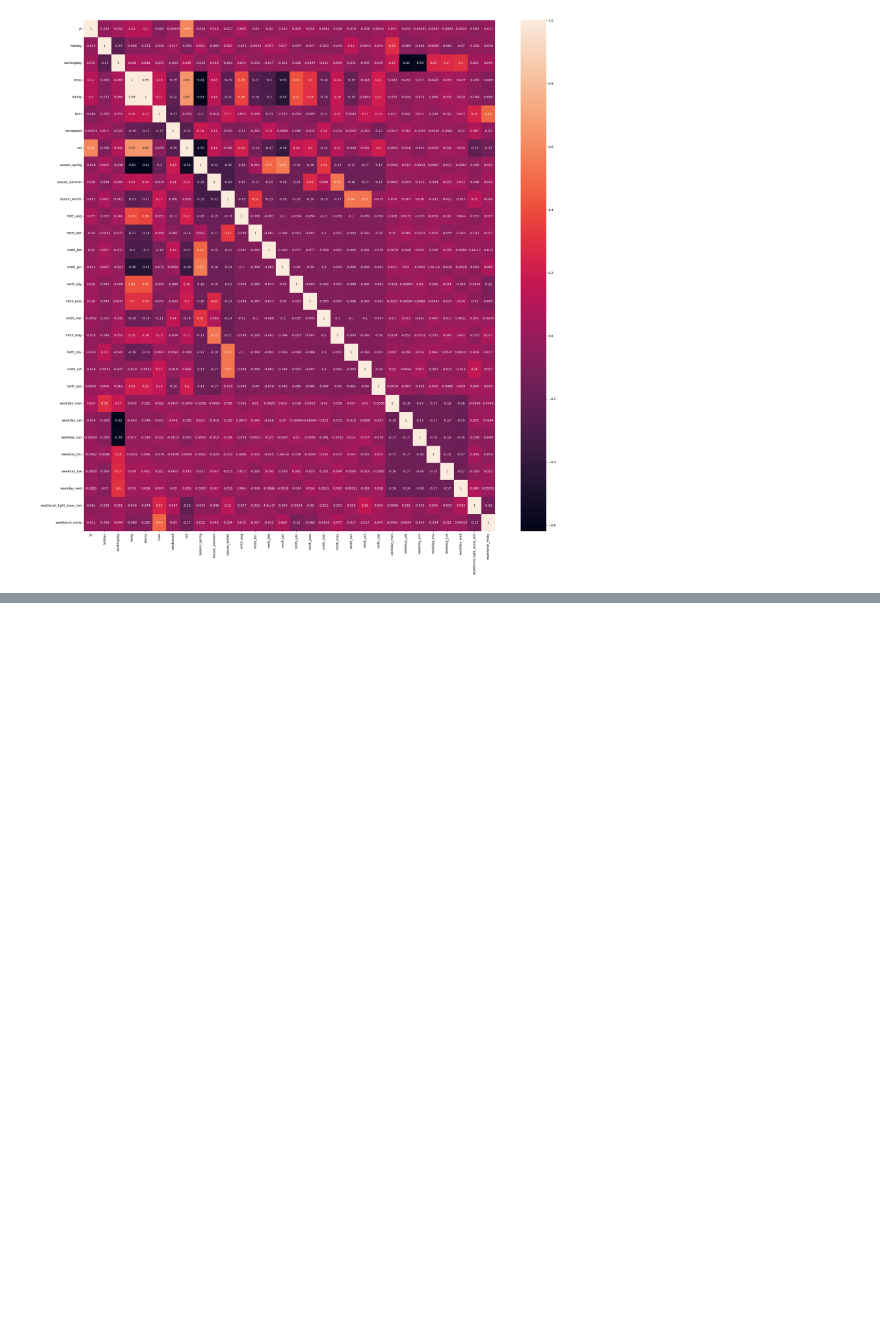
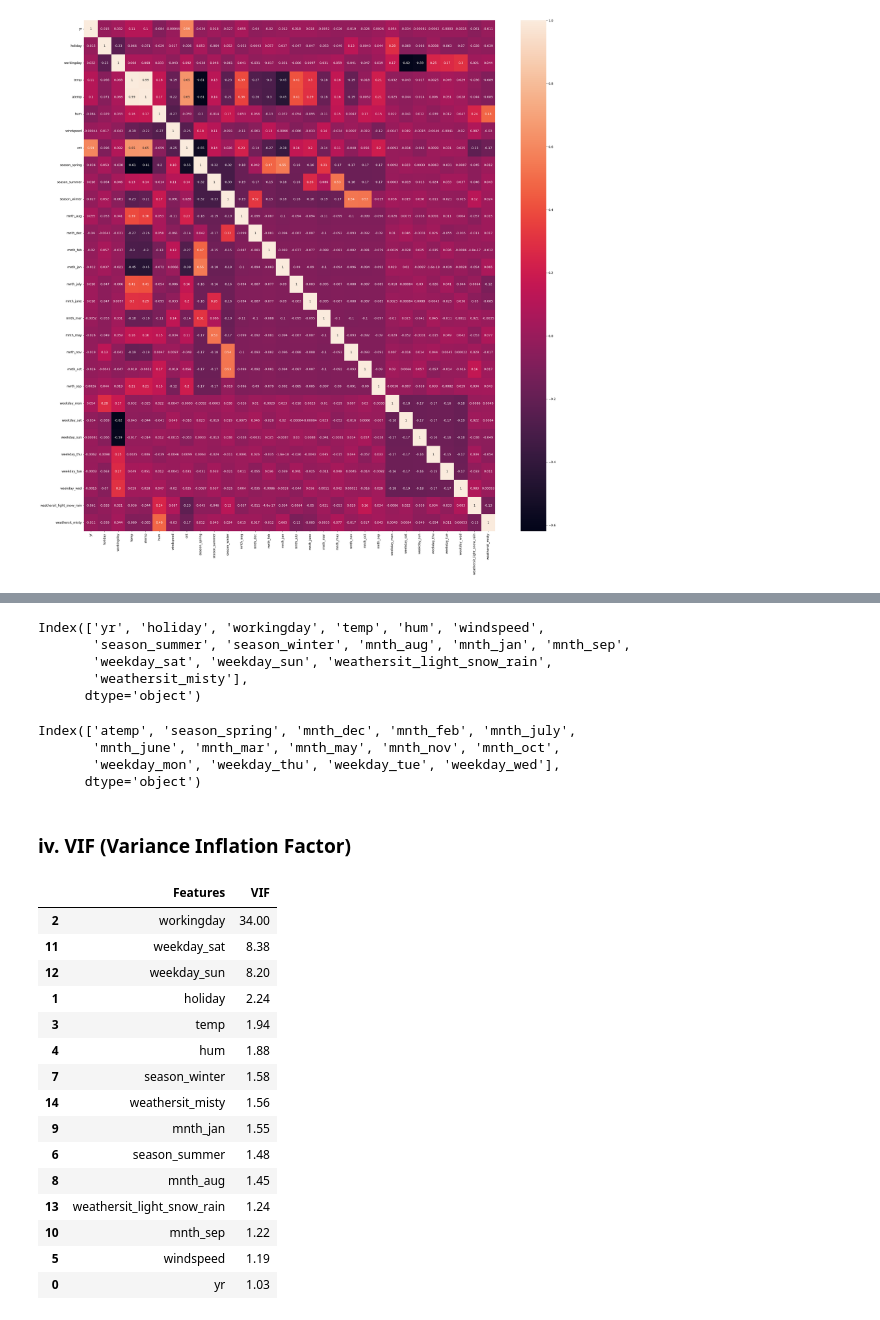
Before and after one commit to anagharavishankar/Regression_Bike_Sharing, a Jupyter notebook: Anagha_Ravishankar_Bike_Sharing.ipynb, the cells around one changed output, grey strips where cells are left out. Cells and saved outputs as stored; diff of their text form; code cells hidden in the pictures; blank space fills up the shorter version.

Commit message:
RFE and VIF calculation

```diff
--- a/Anagha_Ravishankar_Bike_Sharing.ipynb
+++ b/Anagha_Ravishankar_Bike_Sharing.ipynb
@@ -367,0 +372,5 @@ plt.show()
+# %%
+# forming dependent and independent variables
+
+y_train = train_df.pop('cnt')
+X_train = train_df
@@ -367,0 +379,7 @@ plt.show()
+# %%
+lm = LinearRegression()
+lm.fit(X_train, y_train)
+
+# select top 15 features
+rfe = RFE(estimator=lm, n_features_to_select=15)
+rfe = rfe.fit(X_train, y_train)
@@ -367,0 +407,49 @@ plt.show()
+# %%
+# preview the RFE selected variables
+print(X_train.columns[rfe.support_])
+# %% [output]
+Index(['yr', 'holiday', 'workingday', 'temp', 'hum', 'windspeed',
+       'season_summer', 'season_winter', 'mnth_aug', 'mnth_jan', 'mnth_sep',
+       'weekday_sat', 'weekday_sun', 'weathersit_light_snow_rain',
+       'weathersit_misty'],
+      dtype='object')
+# %%
+# preview the RFE rejected variables
+print(X_train.columns[~rfe.support_])
+# %% [output]
+Index(['atemp', 'season_spring', 'mnth_dec', 'mnth_feb', 'mnth_july',
+       'mnth_june', 'mnth_mar', 'mnth_may', 'mnth_nov', 'mnth_oct',
+       'weekday_mon', 'weekday_thu', 'weekday_tue', 'weekday_wed'],
+      dtype='object')
+# %% [markdown]
+### iv. VIF (Variance Inflation Factor)
+# %%
+# generic function to calculate VIF
+def vif_calculation(df):
+    vif = pd.DataFrame({'Features': df.columns,
+                        'VIF': [variance_inflation_factor(df.values, i) for i in range(df.shape[1])]})
+    vif['VIF'] = round(vif['VIF'], 2)
+    return vif.sort_values(by="VIF", ascending=False)
+# %%
+# calculate VIF for RFE selected variables
+
+selected_columns = X_train.columns[rfe.support_]
+X_train_rfe = X_train[selected_columns]
+vif_calculation(X_train_rfe)
+# %% [output]
+|  | Features | VIF |
+| 2 | workingday | 34.00 |
+| 11 | weekday_sat | 8.38 |
+| 12 | weekday_sun | 8.20 |
+| 1 | holiday | 2.24 |
+| 3 | temp | 1.94 |
+| 4 | hum | 1.88 |
+| 7 | season_winter | 1.58 |
+| 14 | weathersit_misty | 1.56 |
+| 9 | mnth_jan | 1.55 |
+| 6 | season_summer | 1.48 |
+| 8 | mnth_aug | 1.45 |
+| 13 | weathersit_light_snow_rain | 1.24 |
+| 10 | mnth_sep | 1.22 |
+| 5 | windspeed | 1.19 |
+| 0 | yr | 1.03 |
```
Also changed, not shown: parts of 10 cells of this notebook.
